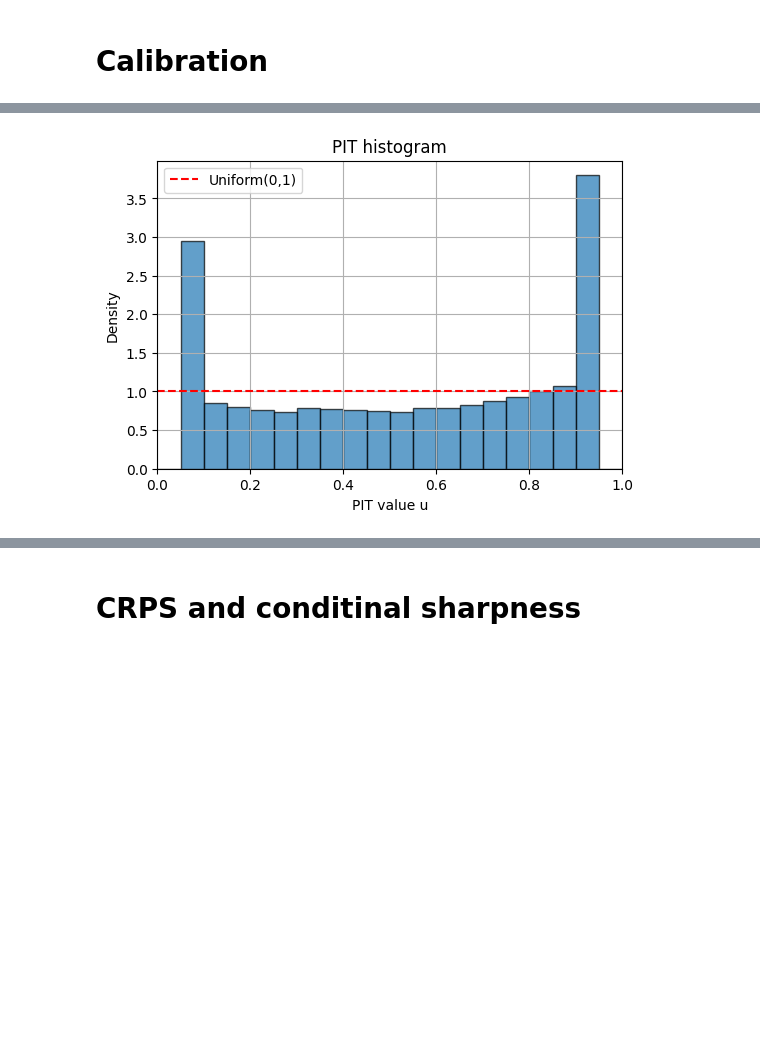
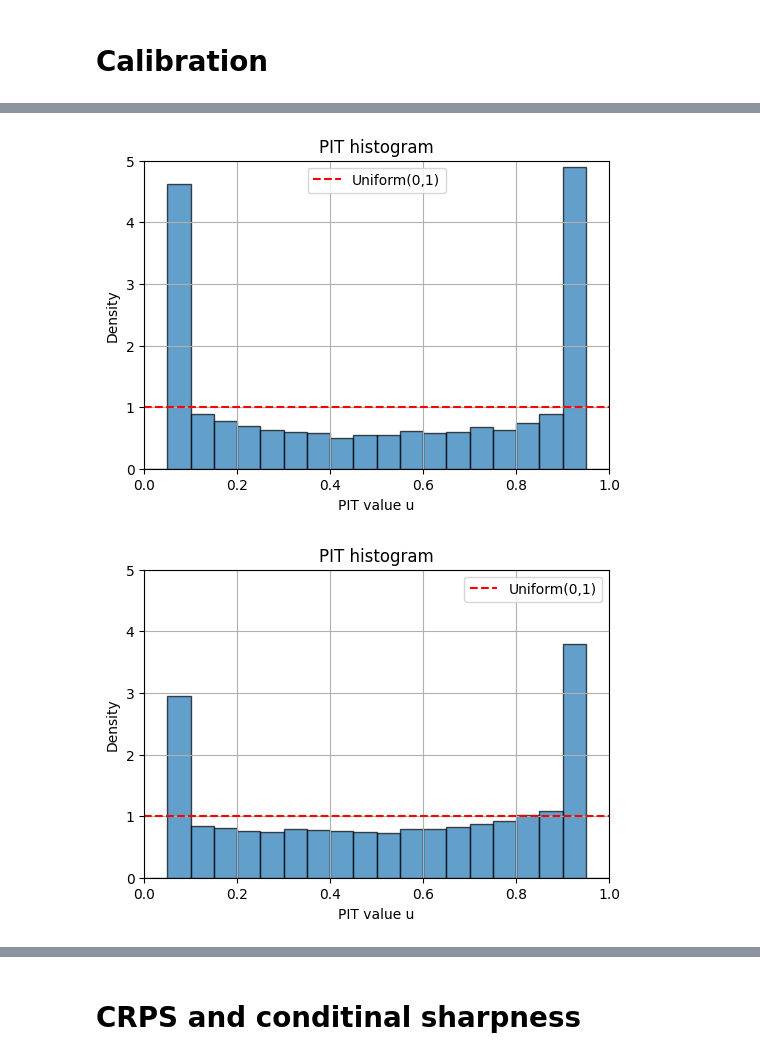
Before and after one commit to Motte12/dpa_for_llaae, a Jupyter notebook: data_exploration/baseline_model_quantile_regression.ipynb, the cells around one changed output, grey strips where cells are left out. Saved outputs shown, nothing was run; the diff lists cells and outputs as text; code cells hidden in the pictures; blank space fills up the shorter version.

```diff
--- a/data_exploration/baseline_model_quantile_regression.ipynb
+++ b/data_exploration/baseline_model_quantile_regression.ipynb
@@ -255,7 +396,7 @@ model = model.to(device)
 # %%
 # ---- Prepare test data ----
 # load my data
-settings_file_path = "../joint_training/v2_dpa_train_settings.json"
+settings_file_path = "../joint_training/v3_dpa_train_settings.json"
 
 with open(settings_file_path, 'r') as file:
         settings = json.load(file)
@@ -466,0 +521,27 @@ tau=0.95, empirical coverage=0.8691
+# %%
+y = y_test_np
+q_hat = quantile_predictions  # (N_test, n_quantiles)
+q_hat_dpa = quantile_predictions_dpa
+
+coverages = []
+coverages_dpa = []
+for j, tau in enumerate(quantiles):
+    # quantile regression
+    coverage = np.mean(y <= q_hat[:, j])
+    coverages.append(coverage)
+    print(f"Qu.regression: tau={tau:.2f}, empirical coverage={coverage:.4f}")
+
+    # DPA
+    coverage_dpa = np.mean(y <= q_hat_dpa[:, j])
+    coverages_dpa.append(coverage_dpa)
+    print(f"Qu.regression: tau={tau:.2f}, empirical coverage DPA={coverage_dpa:.4f}")
+
+plt.figure()
+plt.plot(quantiles, coverages, marker=".", label="empirical coverage qu. regression")
+plt.plot(quantiles, coverages_dpa, marker=".", label="empirical coverage DPA")
+plt.plot([0, 1], [0, 1], linestyle="--", label="ideal")
+plt.xlabel("Nominal quantile (tau)")
+plt.ylabel("Empirical coverage P(y <= q̂_tau)")
+plt.title("Quantile calibration")
+plt.legend()
+plt.show()
@@ -508,5 +608,7 @@ def plot_calibration_curve(y_true, q_preds, quantiles, ax=None):
     return ax
 
 ax = plot_calibration_curve(y_test_np, quantile_predictions, quantiles)
+ax = plot_calibration_curve(y_test_np, quantile_predictions_dpa, quantiles)
+
 plt.show()
 # %% [output]
@@ -558,34 +661,43 @@ def compute_pit_from_quantiles(y_true, q_preds, quantiles):
             u[i] = tau_low + frac * (tau_high - tau_low)
 
     return u
 
 def plot_pit_histogram(u, bins=20, ax=None):
     """
     Plot PIT histogram.
 
     u: (N,) PIT values in [0,1]
     """
     if ax is None:
         fig, ax = plt.subplots(figsize=(6, 4))
 
     ax.hist(u, bins=bins, range=(0, 1), density=True, alpha=0.7, edgecolor="black")
     # Reference uniform density line
     ax.hlines(1.0, 0, 1, colors="red", linestyles="--", label="Uniform(0,1)")
 
     ax.set_xlabel("PIT value u")
     ax.set_ylabel("Density")
     ax.set_title("PIT histogram")
     ax.set_xlim(0, 1)
     ax.legend()
     ax.grid(True)
 
     return ax
 
+# quantile regression
 u = compute_pit_from_quantiles(y_test_np, quantile_predictions, quantiles)
 ax = plot_pit_histogram(u, bins=20)
+plt.ylim(0,5)
 plt.show()
+
+# DPA
+u = compute_pit_from_quantiles(y_test_np, quantile_predictions_dpa, quantiles)
+ax = plot_pit_histogram(u, bins=20)
+plt.ylim(0,5)
+plt.show()
 # %% [output]
-[figure, old version]
+[figure, new version]
+[figure, added]
 # %%
 fig, axes = plt.subplots(1, 2, figsize=(12, 5))
 
```
Also changed, not shown: parts of 25 cells of this notebook, 3 other files.
